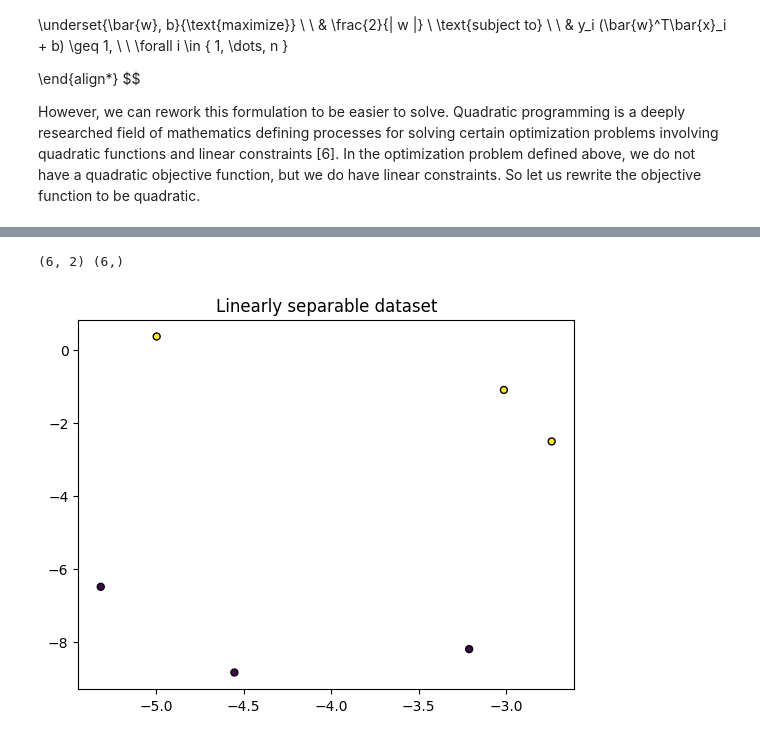
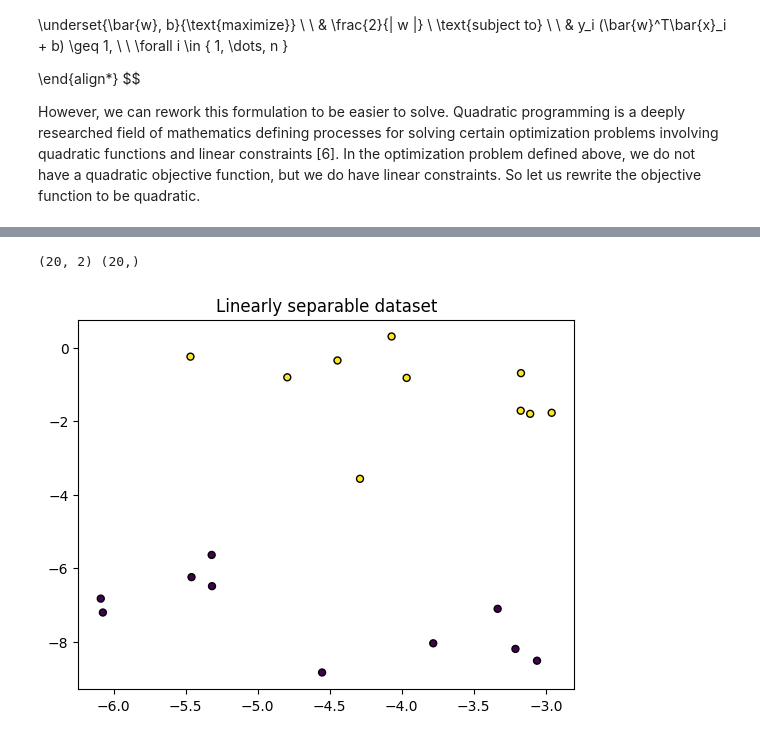
Before and after one commit to wilhelmagren/bmrf, a Jupyter notebook: svm/SVM.ipynb, the cells around one changed output, grey strips where cells are left out. Cells and saved outputs as stored; diff of their text form; code cells hidden in the pictures.

```diff
--- a/svm/SVM.ipynb
+++ b/svm/SVM.ipynb
@@ -223,14 +275,13 @@ $$
 # %%
-import numpy as np
 import matplotlib.pyplot as plt
 from sklearn.datasets import make_blobs
 
-X, y = make_blobs(n_samples=6, centers=2, n_features=2, random_state=1337)
+X, y = make_blobs(n_samples=20, centers=2, n_features=2, random_state=1337)
 print(X.shape, y.shape)
 
 plt.title("Linearly separable dataset")
 plt.scatter(X[:, 0], X[:, 1], marker="o", c=y, s=25, edgecolor="k")
 plt.show()
 # %% [output]
-(6, 2) (6,)
+(20, 2) (20,)
-[figure, old version]
+[figure, new version]
```
Also changed, not shown: parts of 5 cells of this notebook.
